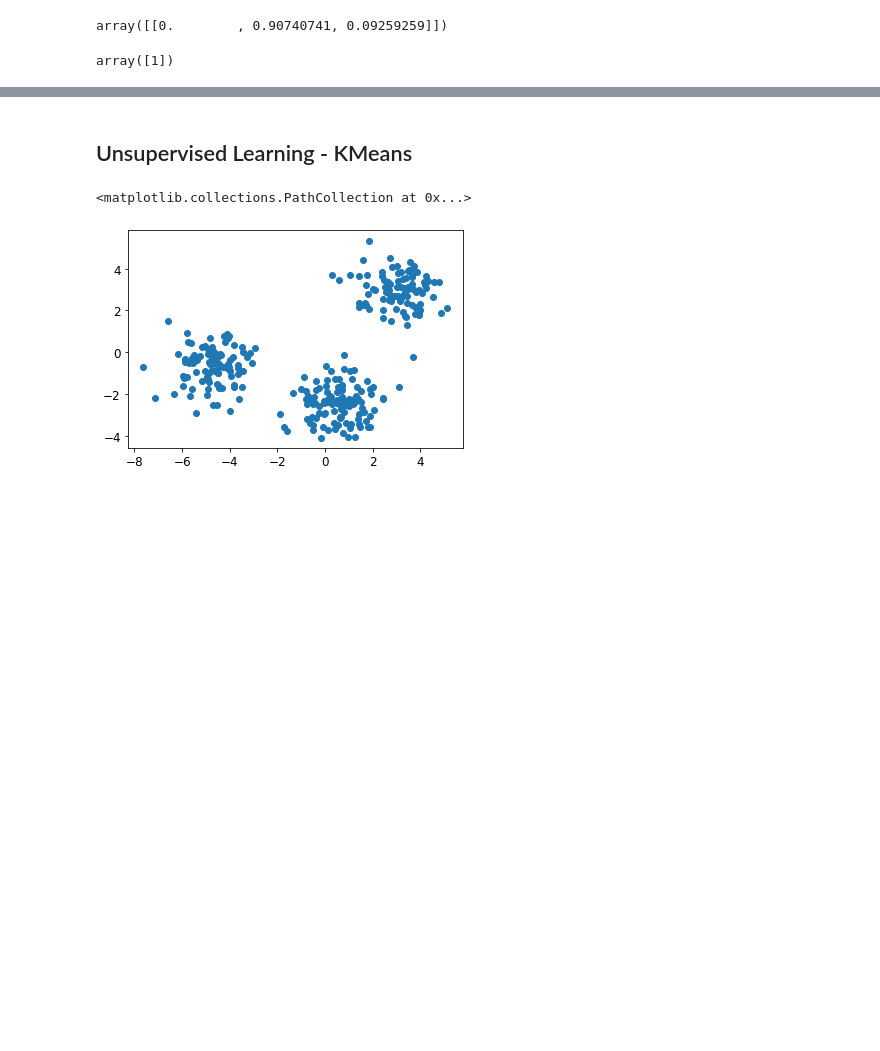
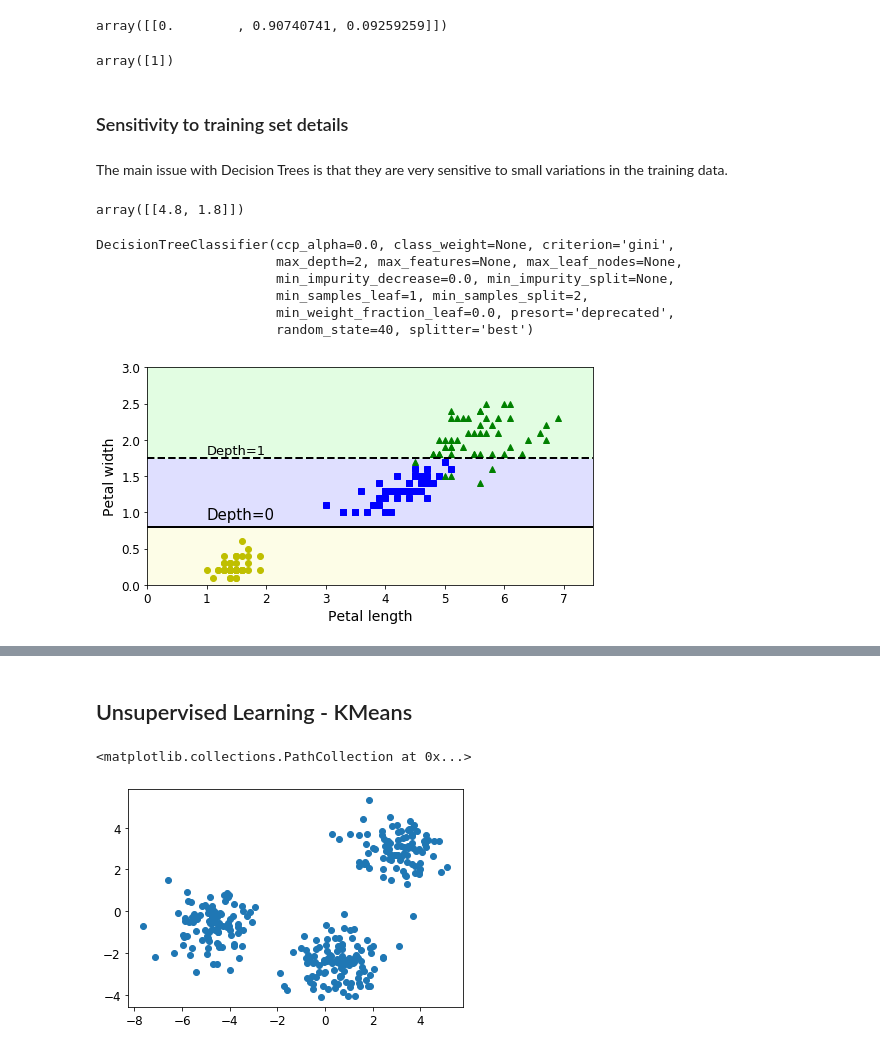
Before and after one commit to cloudxlab/iitr-deep-learning-spl-tf2, a Jupyter notebook: machine_learning_algorithms.ipynb, the cells around one changed output, grey strips where cells are left out. Saved outputs shown, nothing was run; the diff lists cells and outputs as text; code cells hidden in the pictures; blank space fills up the shorter version.

```diff
--- a/machine_learning_algorithms.ipynb
+++ b/machine_learning_algorithms.ipynb
@@ -326,3 +428,38 @@ array([[0.        , 0.90740741, 0.09259259]])
 tree_clf.predict([[5, 1.5]])
 # %% [output]
 array([1])
+# %% [markdown]
+### Sensitivity to training set details
+# %% [markdown]
+The main issue with Decision Trees is that they are very sensitive to small variations in the training data.
+# %%
+# Remove the widest Iris versicolor from the iris training set
+# the one with petals 4.8 cm long and 1.8 cm wide and train a new Decision Tree
+
+X[(X[:, 1]==X[:, 1][y==1].max()) & (y==1)] # widest Iris versicolor flower
+# %% [output]
+array([[4.8, 1.8]])
+# %%
+not_widest_versicolor = (X[:, 1]!=1.8) | (y==2)
+X_tweaked = X[not_widest_versicolor]
+y_tweaked = y[not_widest_versicolor]
+
+tree_clf_tweaked = DecisionTreeClassifier(max_depth=2, random_state=40)
+tree_clf_tweaked.fit(X_tweaked, y_tweaked)
+# %% [output]
+DecisionTreeClassifier(ccp_alpha=0.0, class_weight=None, criterion='gini',
+                       max_depth=2, max_features=None, max_leaf_nodes=None,
+                       min_impurity_decrease=0.0, min_impurity_split=None,
+                       min_samples_leaf=1, min_samples_split=2,
+                       min_weight_fraction_leaf=0.0, presort='deprecated',
+                       random_state=40, splitter='best')
+# %%
+plt.figure(figsize=(8, 4))
+plot_decision_boundary(tree_clf_tweaked, X_tweaked, y_tweaked, legend=False)
+plt.plot([0, 7.5], [0.8, 0.8], "k-", linewidth=2)
+plt.plot([0, 7.5], [1.75, 1.75], "k--", linewidth=2)
+plt.text(1.0, 0.9, "Depth=0", fontsize=15)
+plt.text(1.0, 1.80, "Depth=1", fontsize=13)
+plt.show()
+# %% [output]
+[figure, added]
```
Also changed, not shown: parts of 70 cells of this notebook.
